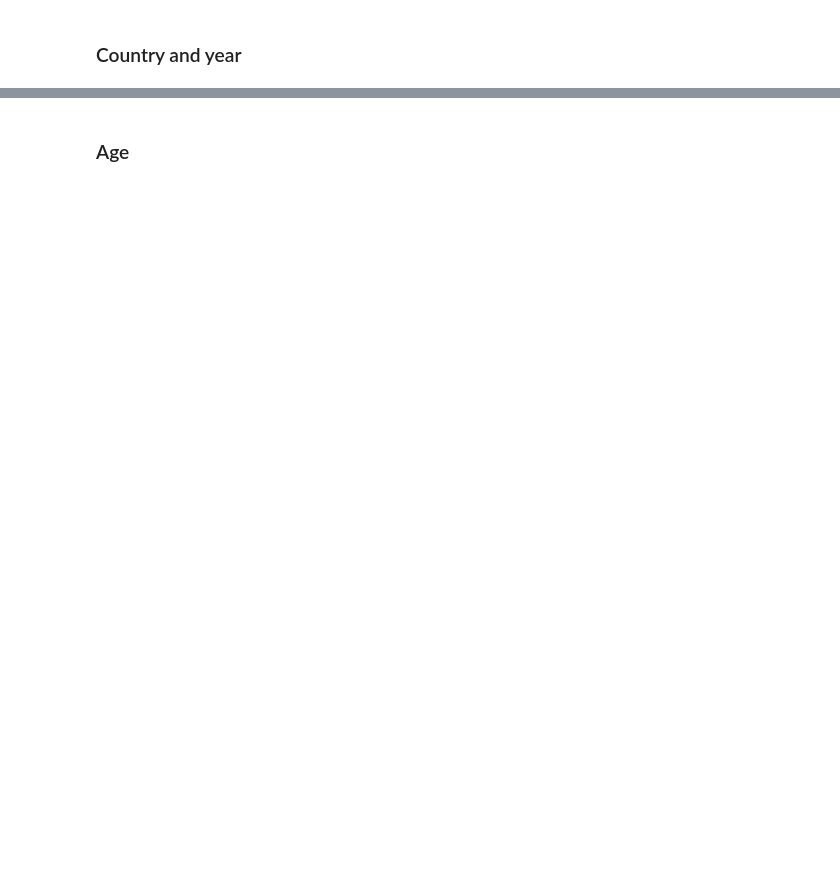
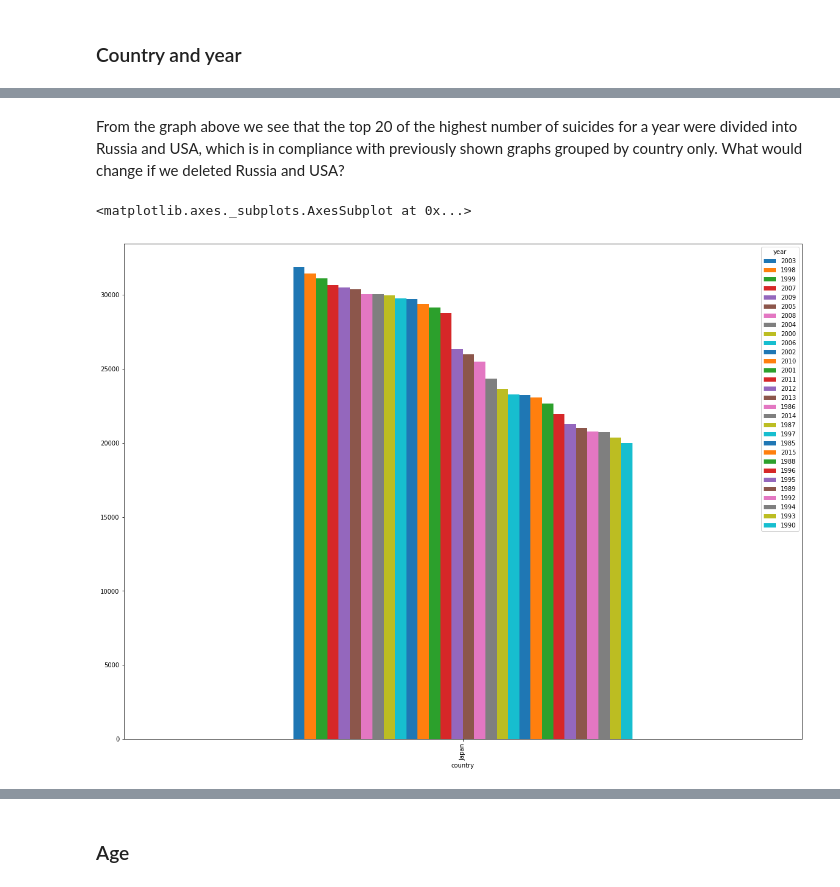
Before and after one commit to breichmanova/suicide_rates, a Jupyter notebook: suicide-rates-da.ipynb, the cells around one changed output, grey strips where cells are left out. Saved outputs shown, nothing was run; the diff lists cells and outputs as text; code cells hidden in the pictures; blank space fills up the shorter version.

```diff
--- a/suicide-rates-da.ipynb
+++ b/suicide-rates-da.ipynb
@@ -131,0 +171,7 @@ sr.groupby(['country','year']).sum().sort_values(by='suicides_no', ascending=Fal
+# %% [markdown]
+From the graph above we see that the top 20 of the highest number of suicides for a year were divided into Russia and USA, which is in compliance with previously shown graphs grouped by country only. What would change if we deleted Russia and USA?
+# %%
+sr[sr['country'].str.contains('Russian Federation|United States') == False].groupby(['country','year']).sum().sort_values(by='suicides_no', ascending = False).head(30).unstack().plot(y='suicides_no', kind='bar', figsize=(20,15))
+# %% [output]
+<matplotlib.axes._subplots.AxesSubplot at 0x...>
+[figure, added]
```
Also changed, not shown: parts of 11 cells of this notebook.
